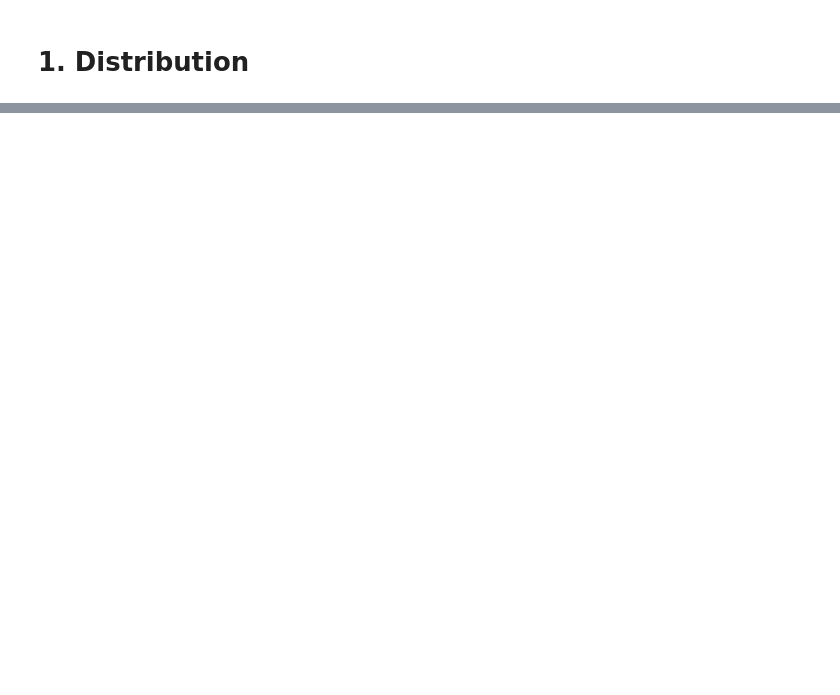
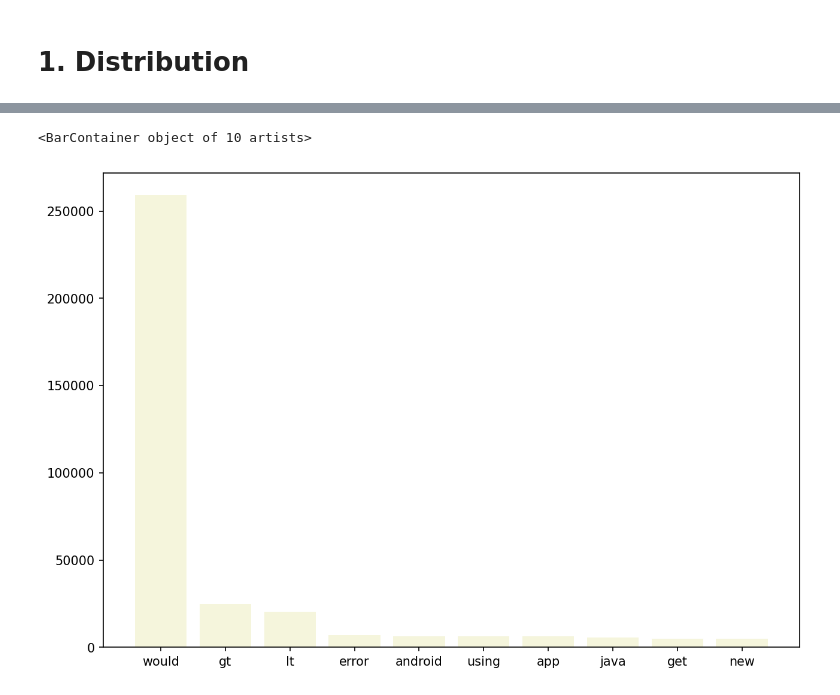
Before and after one commit to JoeyHou/stack-overflow-question-quality, a Jupyter notebook: notebooks/2-eda.ipynb, the cells around one changed output, grey strips where cells are left out. Saved outputs shown, nothing was run; the diff lists cells and outputs as text; code cells hidden in the pictures; blank space fills up the shorter version.

```diff
--- a/notebooks/2-eda.ipynb
+++ b/notebooks/2-eda.ipynb
@@ -52,9 +80,0 @@ pd.DataFrame(all_rows)
-# %%
-fig,(ax1, ax2) = plt.subplots(1, 2, figsize = (16, 5))
-word  =  train[train['y'] == 'HQ']['body'].str.split().apply(lambda x : [len(i) for i in x])
-sns.distplot(word.map(lambda x: np.mean(x)),ax  =  ax1, color = 'red')
-ax1.set_title('High Quality Questions')
-word  =  train[(train['y'] == 'LQ_EDIT') | (train['y'] == 'LQ_CLOSE')]['body'].str.split().apply(lambda x : [len(i) for i in x])
-sns.distplot(word.map(lambda x: np.mean(x)),ax  =  ax2, color = 'green')
-ax2.set_title('Low  Quality Questions')
-fig.suptitle('Average word length in each question')
@@ -60,0 +116,34 @@ fig.suptitle('Average word length in each question')
+# %%
+train_corpus_hq = []
+train_corpus_lq_edit = []
+train_corpus_lq_close = []
+for i in tqdm(range(train_df.shape[0])):
+    curr_row = train_df.iloc[i]
+    sent = curr_row.all_text
+    if curr_row.cleaned_y == 0:
+        for w in sent.split():
+            train_corpus_lq_close.append(w)
+    elif curr_row.cleaned_y == 1:
+        for w in sent.split():
+            train_corpus_lq_edit.append(w)
+    else:
+        for w in sent.split():
+            train_corpus_hq.append(w)
+# %%
+dic_hq = defaultdict(int)
+for word in tqdm(train_corpus_hq):
+    if word not in set(stopwords.words('english')):
+        dic_hq[word] += 1
+
+dic_hq = dict(dic_hq)
+
+top = sorted(dic_hq.items(), key = lambda x:x[1], reverse = True)[:10]
+
+x, y = zip(*top)
+colors = ("brown", "grey", "beige")
+
+fig, ax = plt.subplots(figsize =(10, 7), dpi=150)
+plt.bar(x, y, color = "beige")
+# %% [output]
+<BarContainer object of 10 artists>
+[figure, added]
```
Also changed, not shown: parts of 18 cells of this notebook, 2 other files.
